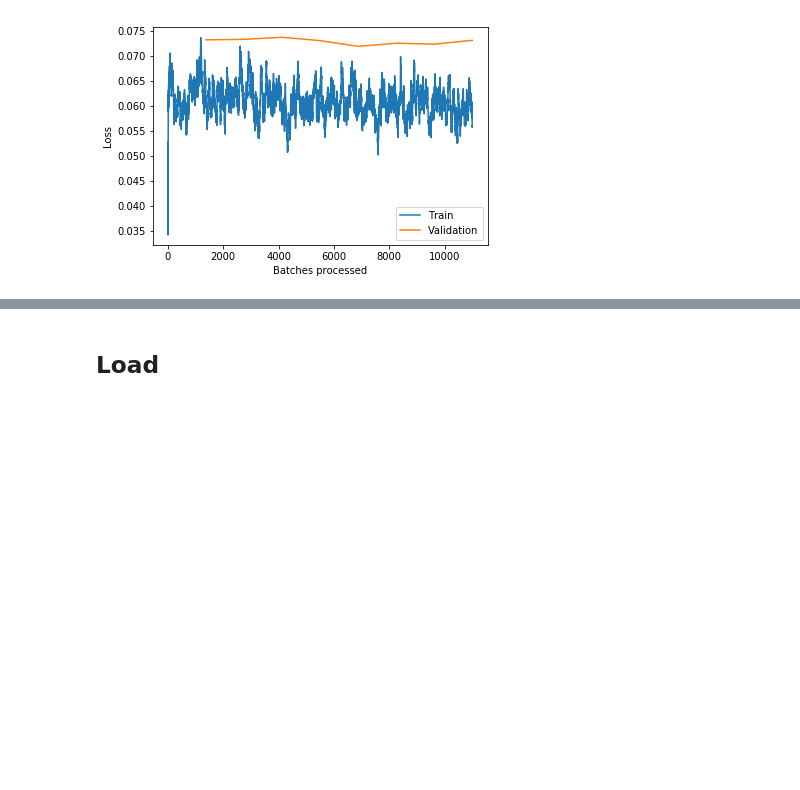
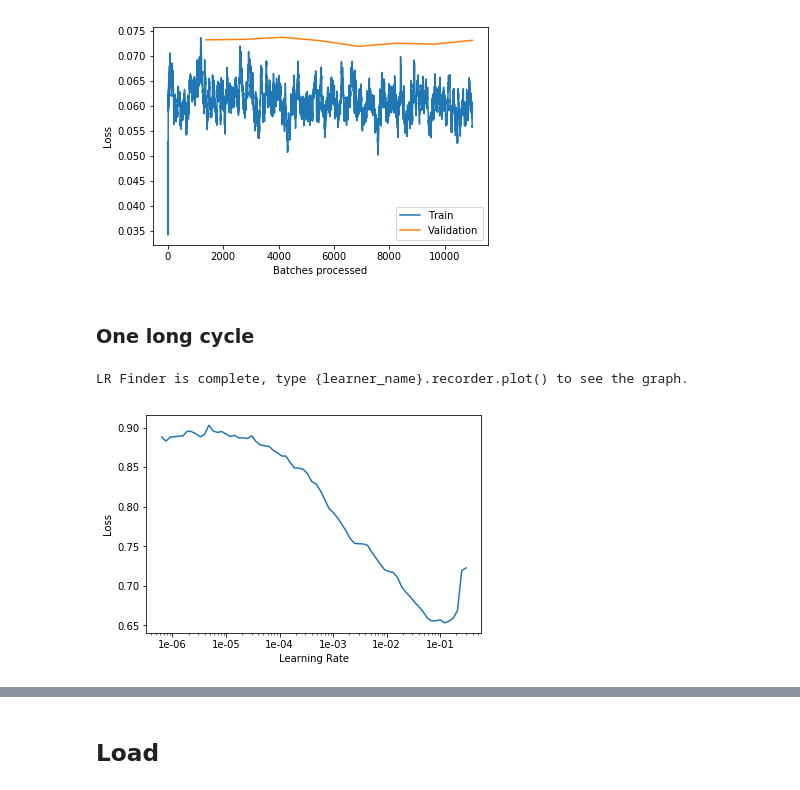
Before and after one commit to ChristophNeuner/Histopathologic-Cancer-Detection, a Jupyter notebook: hcd.ipynb, the cells around one changed output, grey strips where cells are left out. Drawn from its saved outputs; the diff is of its cells as text; code cells hidden in the pictures; blank space fills up the shorter version.

```diff
--- a/hcd.ipynb
+++ b/hcd.ipynb
@@ -55,3 +55,13 @@ data.show_batch()
+# %%
+def roc_curve_custom(y_pred:torch.Tensor, y_true:torch.Tensor):
+    probs = y_pred[:,-1]
+    fpr, tpr, thresholds = roc_curve(y_true, probs, pos_label=1)
+    roc_auc = auc(fpr, tpr)
+    return fpr, tpr, thresholds, roc_auc
+
+def auc_custom(y_pred:torch.Tensor, y_true:torch.Tensor):
+    fpr, tpr, thresholds, roc_auc = roc_curve_custom(y_pred, y_true)
+    return torch.as_tensor(roc_auc)
 # %% [markdown]
 # Learner
 # %% [markdown]
@@ -61,6 +71,6 @@ arch = torchvision.models.resnet50
 # %%
 learner = create_cnn(data=data,
                      arch=arch,
-                     metrics=[accuracy])
+                     metrics=[accuracy, auc_custom])
 # %% [markdown]
 ## Train
@@ -197,3 +209,13 @@ Total time: 37:44
 learner.recorder.plot_losses()
 # %% [output]
 [figure]
+# %% [markdown]
+### One long cycle
+# %%
+learner.lr_find()
+# %% [output]
+LR Finder is complete, type {learner_name}.recorder.plot() to see the graph.
+# %%
+learner.recorder.plot()
+# %% [output]
+[figure, added]
```
Also changed, not shown: parts of 31 cells of this notebook, 2 other files.
